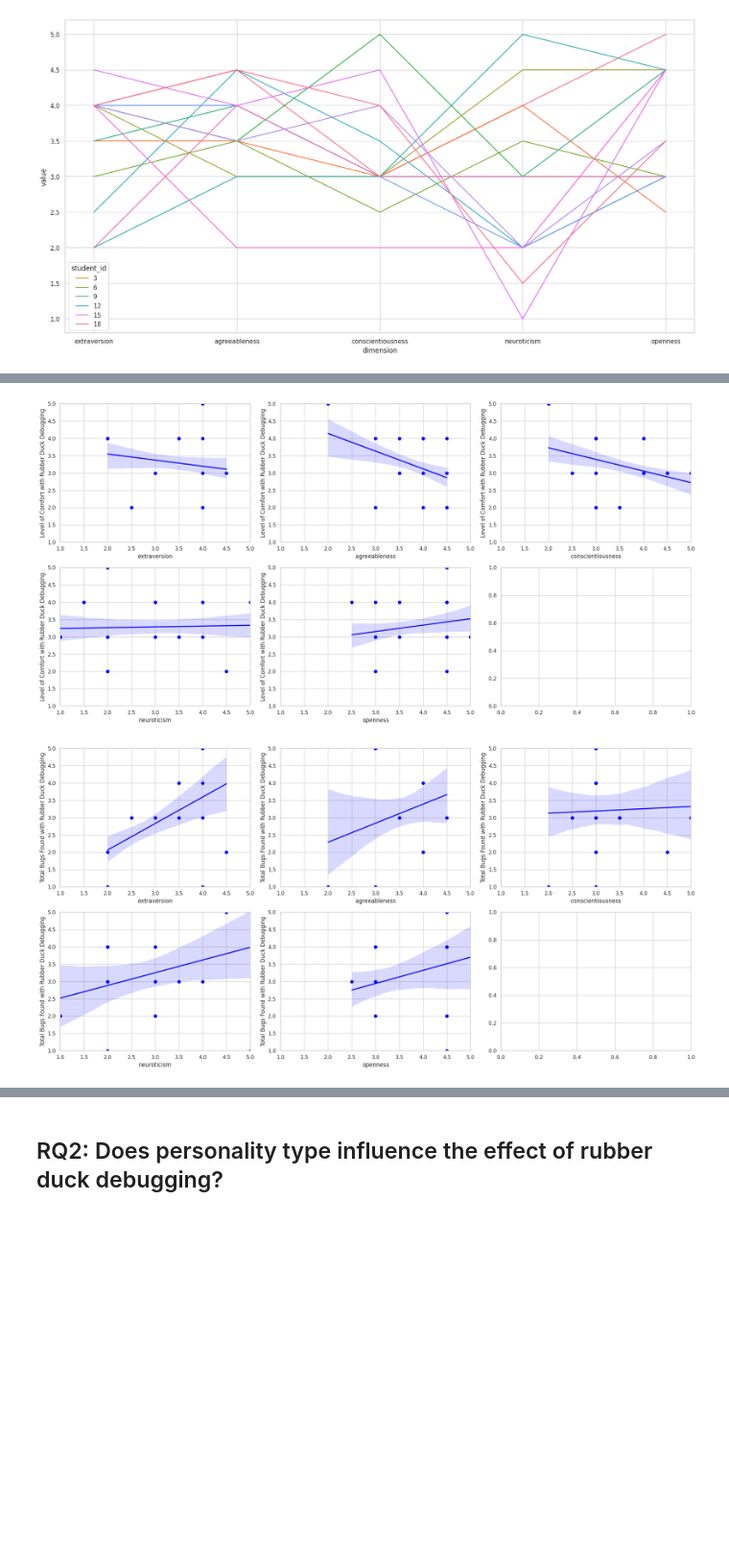
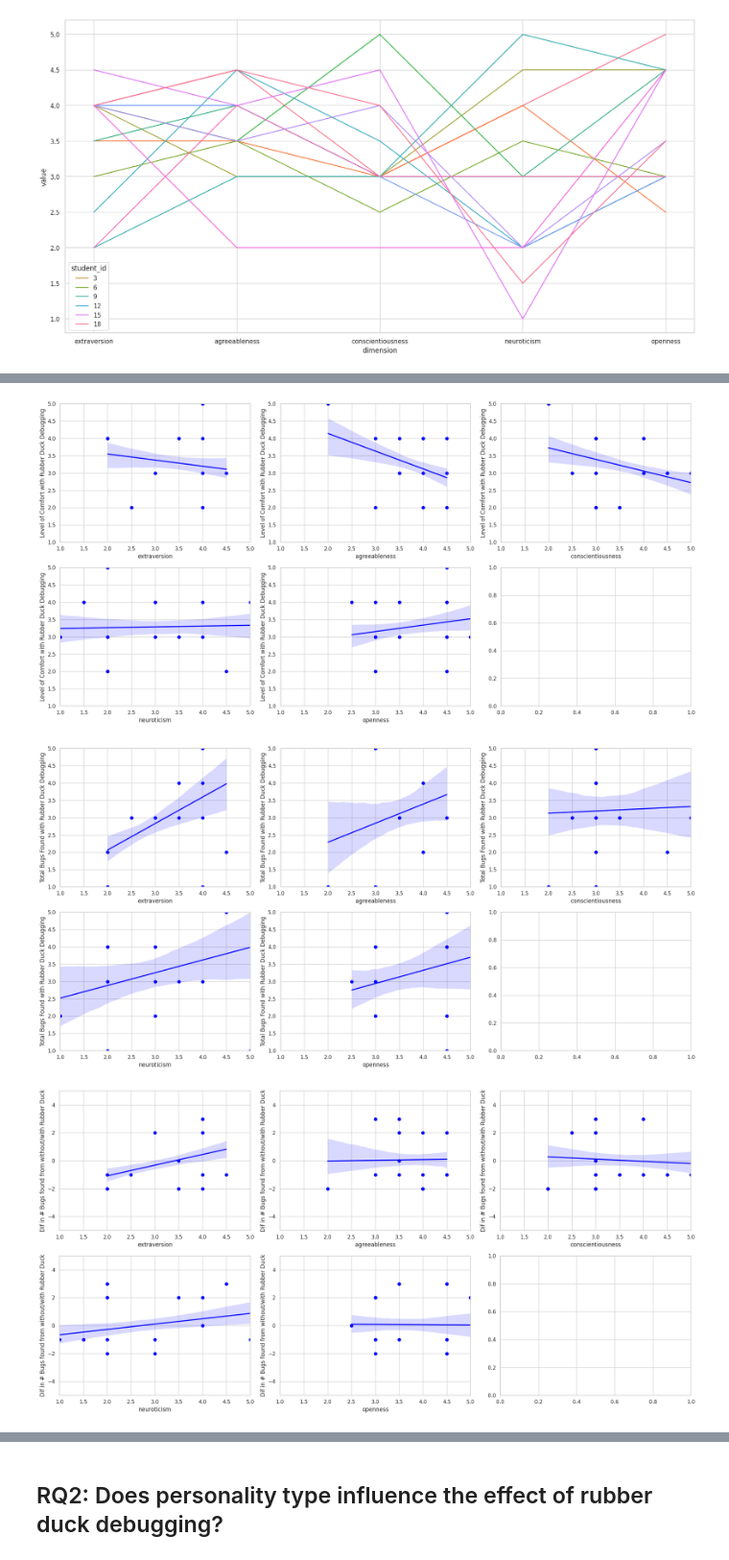
Before and after one commit to vera-bernhard/duck-exp, a Jupyter notebook: analysis/analysis.ipynb, the cells around one changed output, grey strips where cells are left out. Shown at 96% size. Cells and saved outputs as stored; diff of their text form; code cells hidden in the pictures; blank space fills up the shorter version.

```diff
--- a/analysis/analysis.ipynb
+++ b/analysis/analysis.ipynb
@@ -947,28 +950,33 @@ Plot a series of scatterplots showing performance metric on the y-axsi and perso
 # %%
 comfortable = 'survey_q2' # I was comfortable using rubber duck debugging
 
-def plot_personlity_vs(y: str, y_label: str):
+def plot_personlity_vs(y: str, y_label: str, x_limits: tuple = (1, 5), y_limits: tuple = (1, 5)):
     num_rows = 2
     num_cols = (len(dimensions) + num_rows - 1) // num_rows
     fig, axes = plt.subplots(num_rows, num_cols, figsize=(20, 10))
     axes = axes.flatten()
     for i, dim in enumerate(dimensions):
         sns.regplot(x=dim, y=y, data=data_copy, color='blue', ax=axes[i])
         # Set labels
         axes[i].set_xlabel(dim)
         axes[i].set_ylabel(y_label)
         # set x and y limits
-        axes[i].set_xlim(1, 5)
-        axes[i].set_ylim(1, 5)
+        axes[i].set_xlim(x_limits)
+        axes[i].set_ylim(y_limits)
     plt.tight_layout()
     # Show the plot
     plt.show()
 
 plot_personlity_vs(comfortable, 'Level of Comfort with Rubber Duck Debugging')
 plot_personlity_vs('tot_bugs_found_duck', 'Total Bugs Found with Rubber Duck Debugging')
+
+# add new column with difference between total bugs found with and without rubber duck debugging
+data_copy['bugs_found_difference'] = data_copy['tot_bugs_found_duck'] - data_copy['tot_bugs_found_noduck']
+plot_personlity_vs('bugs_found_difference', 'Dif in # Bugs found from without/with Rubber Duck', y_limits=(-5, 5))
 # %% [output]
 [figure]
 [figure]
+[figure, added]
 # %% [markdown]
 Eyeballing the graph above, there seems to be no strong link between personality dimensions and how comfortable they are with rubber duck debuggin.
 Also there is no link between the amount of bugs found with the rubber duck.
```
Also changed, not shown: parts of 5 cells of this notebook.
